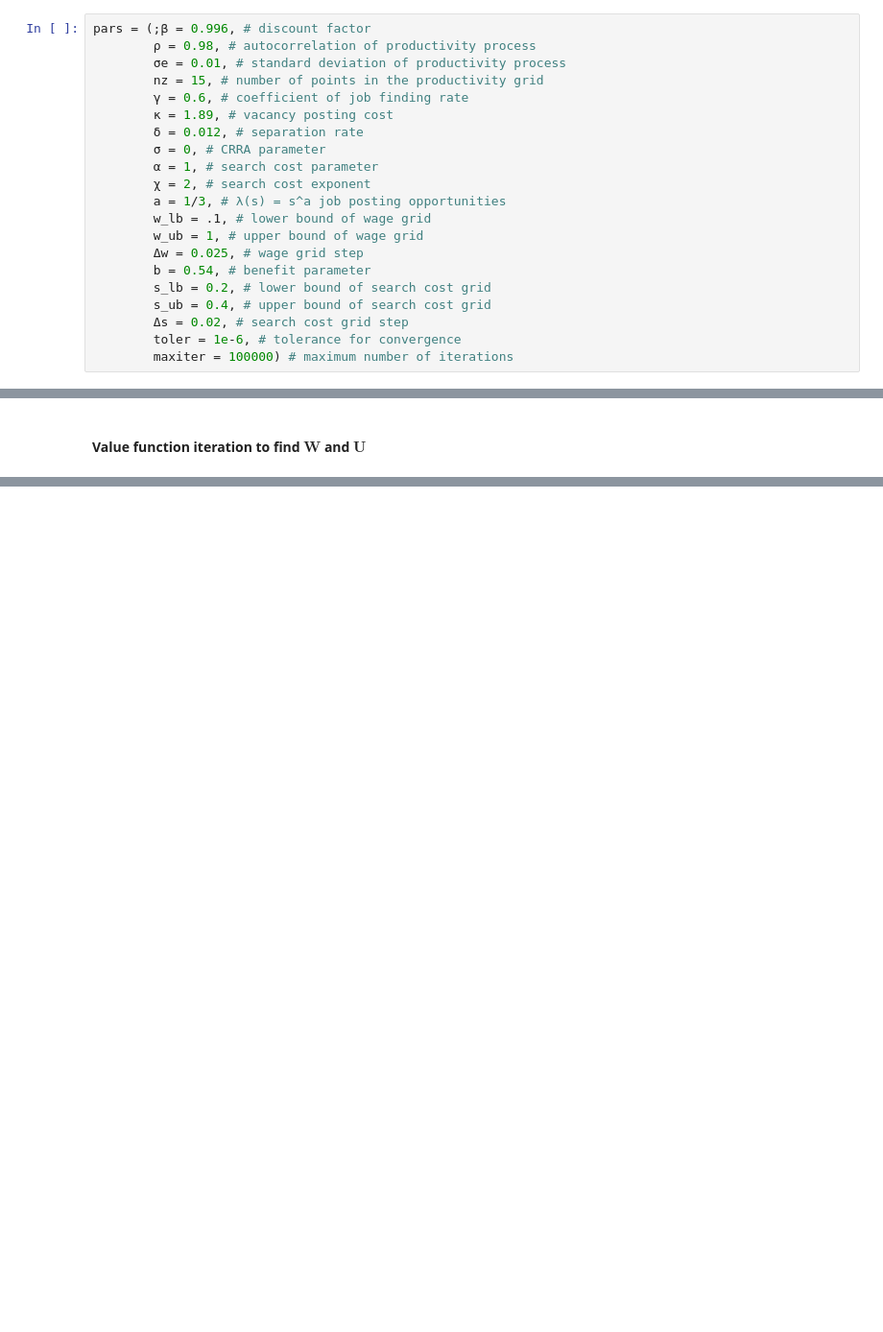
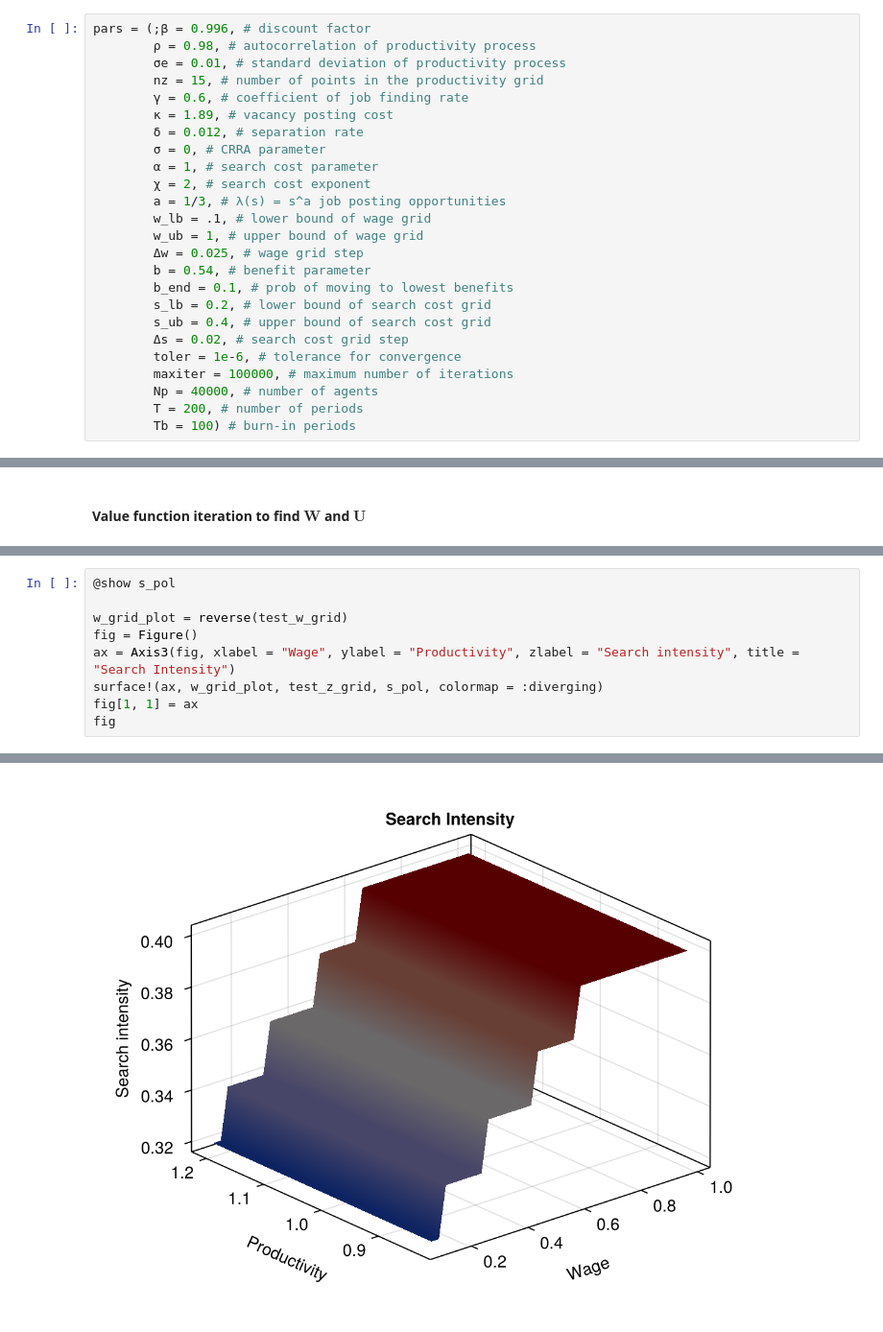
Before and after one commit to sgcbayli024/macro_labour, a Jupyter notebook: hw5/hw5.ipynb, the cells around one changed output, grey strips where cells are left out. Shown at 96% size. Drawn from its saved outputs; the diff is of its cells as text; blank space fills up the shorter version.

Commit message:
plotted search effort policy function; set up simulation code

```diff
--- a/hw5/hw5.ipynb
+++ b/hw5/hw5.ipynb
@@ -24,9 +24,13 @@ pars = (;β = 0.996, # discount factor
         w_ub = 1, # upper bound of wage grid
         Δw = 0.025, # wage grid step
         b = 0.54, # benefit parameter
+        b_end = 0.1, # prob of moving to lowest benefits
         s_lb = 0.2, # lower bound of search cost grid
         s_ub = 0.4, # upper bound of search cost grid
         Δs = 0.02, # search cost grid step
         toler = 1e-6, # tolerance for convergence
-        maxiter = 100000) # maximum number of iterations
+        maxiter = 100000, # maximum number of iterations
+        Np = 40000, # number of agents
+        T = 200, # number of periods
+        Tb = 100) # burn-in periods
 # %% [output]
@@ -586,0 +602,10 @@ W_out =
+# %%
+@show s_pol
+
+w_grid_plot = reverse(test_w_grid)
+fig = Figure()
+ax = Axis3(fig, xlabel = "Wage", ylabel = "Productivity", zlabel = "Search intensity", title = "Search Intensity")
+surface!(ax, w_grid_plot, test_z_grid, s_pol, colormap = :diverging)
+fig[1, 1] = ax
+fig
+# %% [output]
@@ -587 +613,2 @@ W_out =
+[figure, added]
 # %%
```
Also changed, not shown: parts of 16 cells of this notebook.
